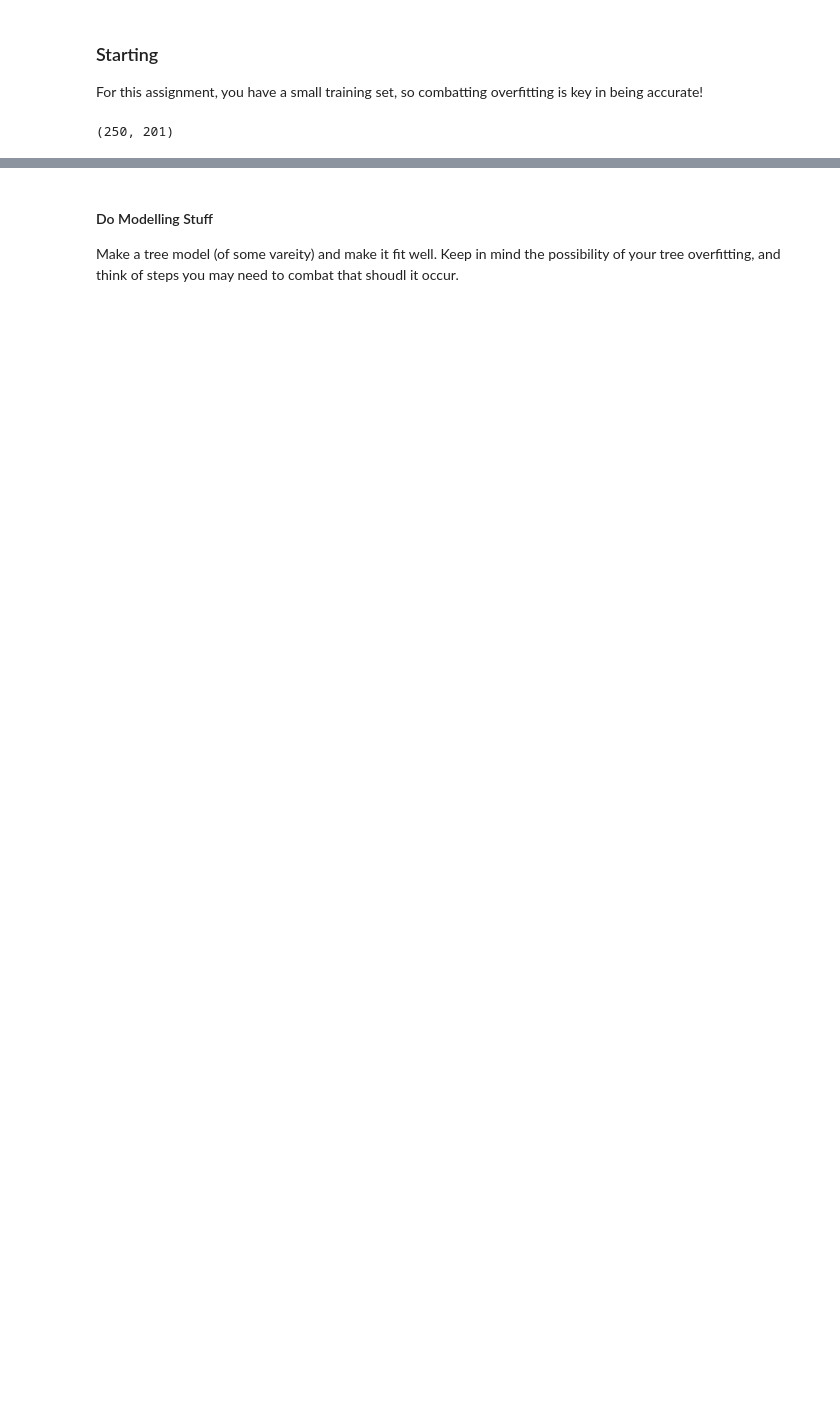
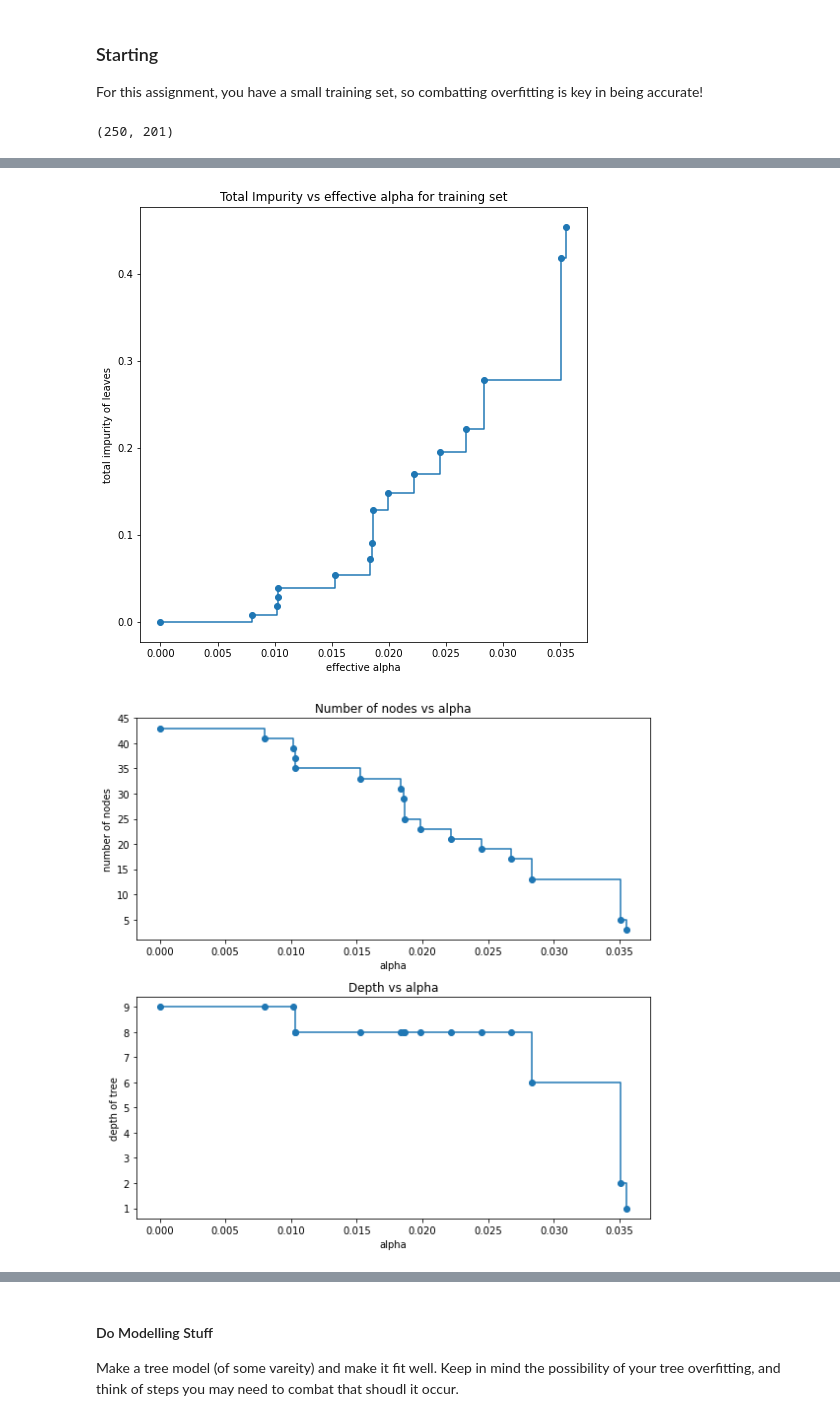
Before and after one commit to guochuanyong/ItML_Asn_1_Students, a Jupyter notebook: part2_start.ipynb, the cells around one changed output, grey strips where cells are left out. Drawn from its saved outputs; the diff is of its cells as text; code cells hidden in the pictures; blank space fills up the shorter version.

```diff
--- a/part2_start.ipynb
+++ b/part2_start.ipynb
@@ -103,0 +189,50 @@ df.shape
+# %%
+#limit depth
+clf = DecisionTreeClassifier()
+
+path = clf.cost_complexity_pruning_path(X_train, y_train)
+ccp_alphas, impurities = path.ccp_alphas, path.impurities
+
+fig, ax = plt.subplots()
+ax.plot(ccp_alphas[:-1], impurities[:-1], marker="o", drawstyle="steps-post")
+ax.set_xlabel("effective alpha")
+ax.set_ylabel("total impurity of leaves")
+ax.set_title("Total Impurity vs effective alpha for training set")
+
+clfs = []
+for ccp_alpha in ccp_alphas:
+    clf = DecisionTreeClassifier(random_state=0, ccp_alpha=ccp_alpha)
+    clf.fit(X_train, y_train)
+    clfs.append(clf)
+
+clfs = clfs[:-1]
+ccp_alphas = ccp_alphas[:-1]
+
+node_counts = [clf.tree_.node_count for clf in clfs]
+depth = [clf.tree_.max_depth for clf in clfs]
+fig, ax = plt.subplots(2, 1)
+ax[0].plot(ccp_alphas, node_counts, marker="o", drawstyle="steps-post")
+ax[0].set_xlabel("alpha")
+ax[0].set_ylabel("number of nodes")
+ax[0].set_title("Number of nodes vs alpha")
+ax[1].plot(ccp_alphas, depth, marker="o", drawstyle="steps-post")
+ax[1].set_xlabel("alpha")
+ax[1].set_ylabel("depth of tree")
+ax[1].set_title("Depth vs alpha")
+fig.tight_layout()
+
+
+train_scores = [clf.score(X_train, y_train) for clf in clfs]
+test_scores = [clf.score(X_test, y_test) for clf in clfs]
+
+fig, ax = plt.subplots()
+ax.set_xlabel("alpha")
+ax.set_ylabel("accuracy")
+ax.set_title("Accuracy vs alpha for training and testing sets")
+ax.plot(ccp_alphas, train_scores, marker="o", label="train", drawstyle="steps-post")
+ax.plot(ccp_alphas, test_scores, marker="o", label="test", drawstyle="steps-post")
+ax.legend()
+plt.show()
+# %% [output]
+[figure, added]
+[figure, added]
```
Also changed, not shown: parts of 14 cells of this notebook, 1 other file.
